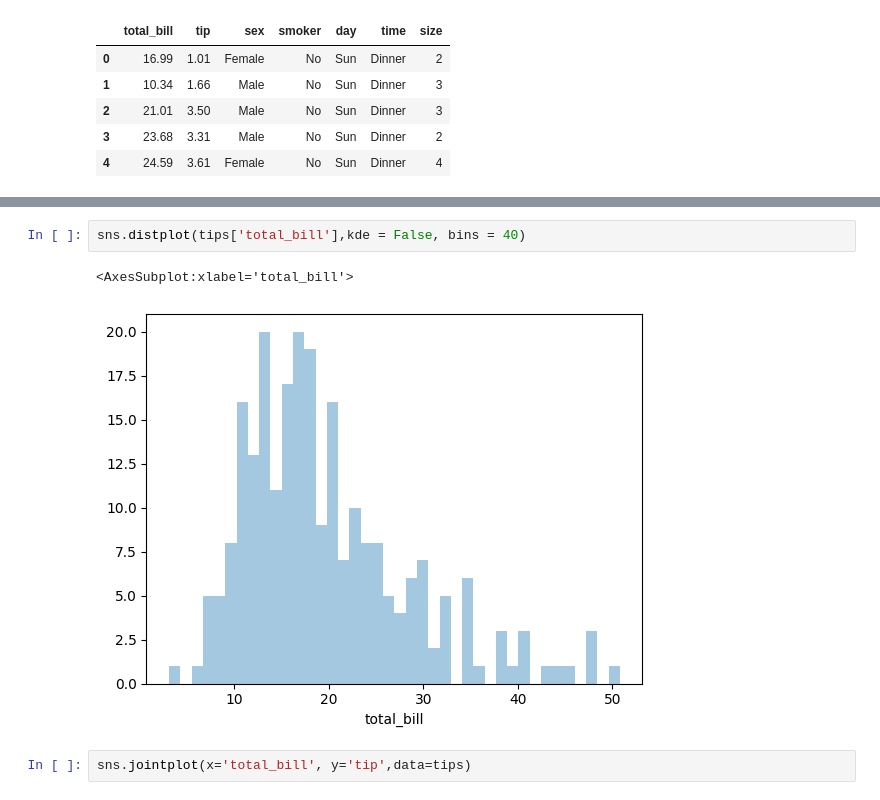
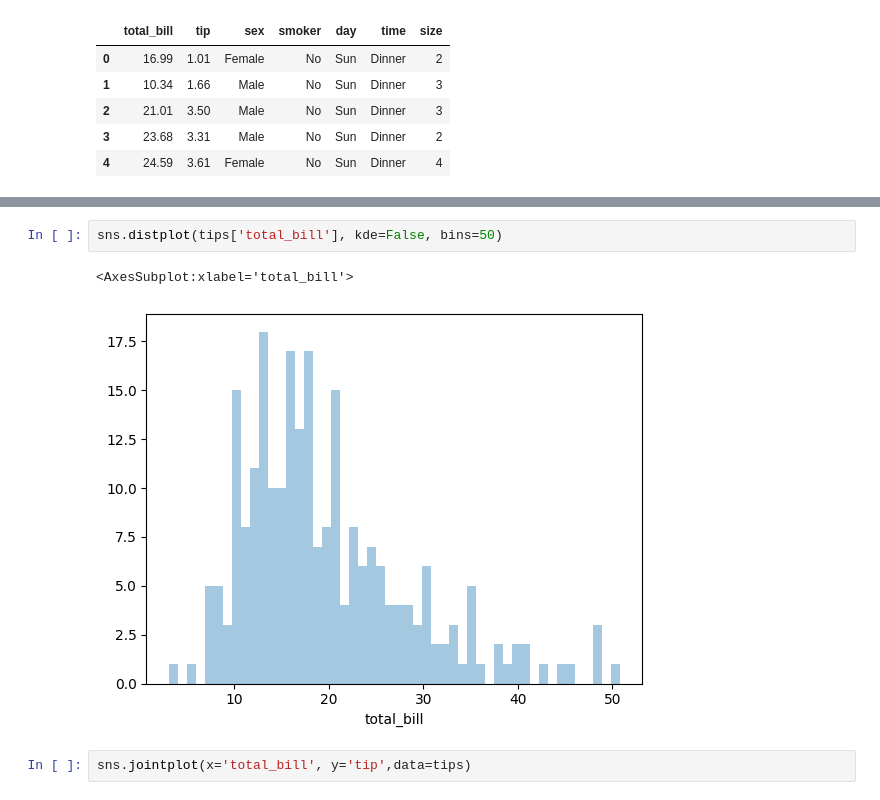
Before and after one commit to 130-SanaAsif/Data-Analysis, a Jupyter notebook: python basics and advanced/Seaborn Basics.ipynb, the cells around one changed output, grey strips where cells are left out. Cells and saved outputs as stored; diff of their text form.

```diff
--- a/python basics and advanced/Seaborn Basics.ipynb
+++ b/python basics and advanced/Seaborn Basics.ipynb
@@ -16,8 +27,8 @@ tips.head()
 # %%
-sns.distplot(tips['total_bill'],kde = False, bins = 40)
+sns.distplot(tips['total_bill'], kde=False, bins=50)
 # %% [output]
 <AxesSubplot:xlabel='total_bill'>
-[figure, old version]
+[figure, new version]
 # %%
 sns.jointplot(x='total_bill', y='tip',data=tips)
 # %% [output]
```
Also changed, not shown: parts of 13 cells of this notebook, 1 other file.
